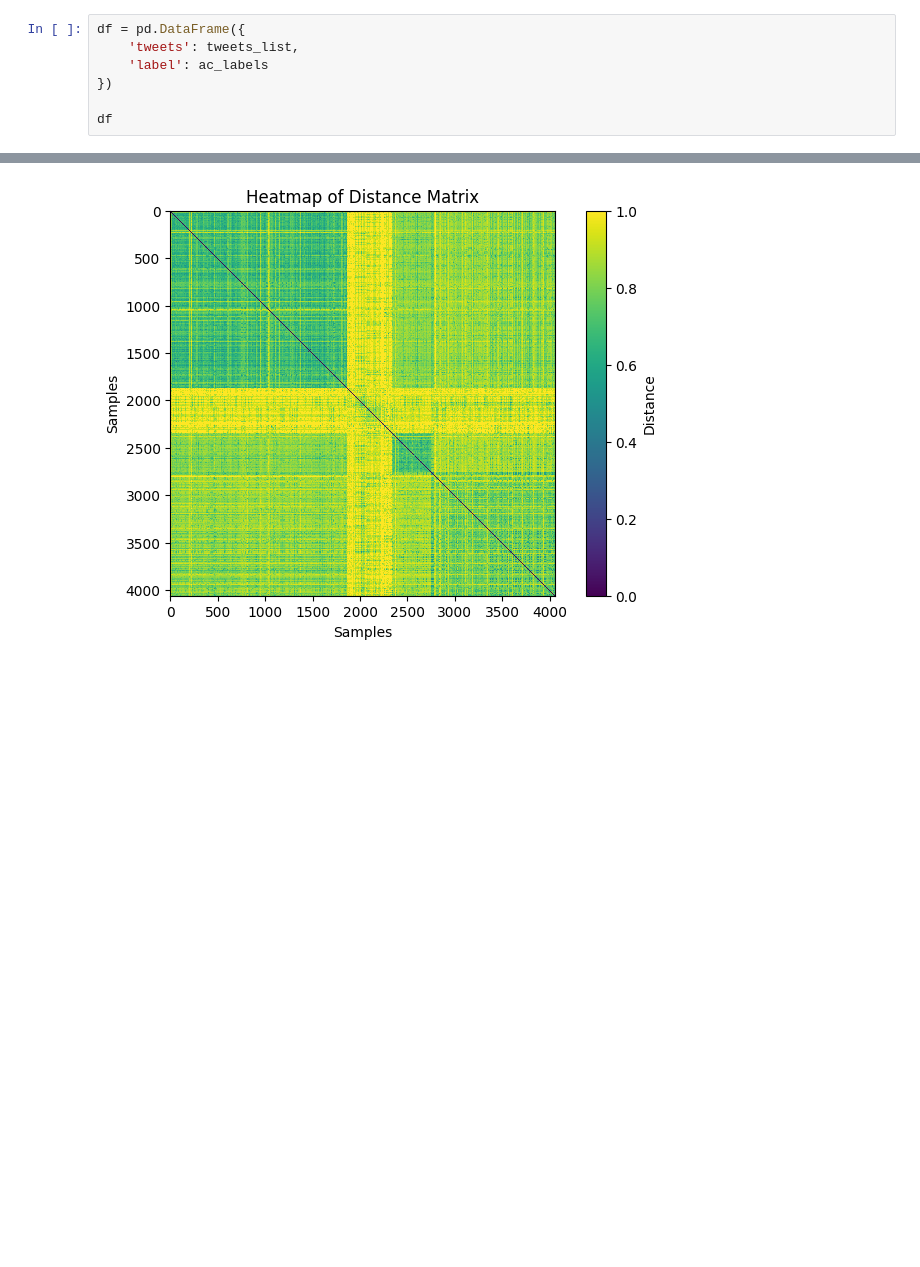
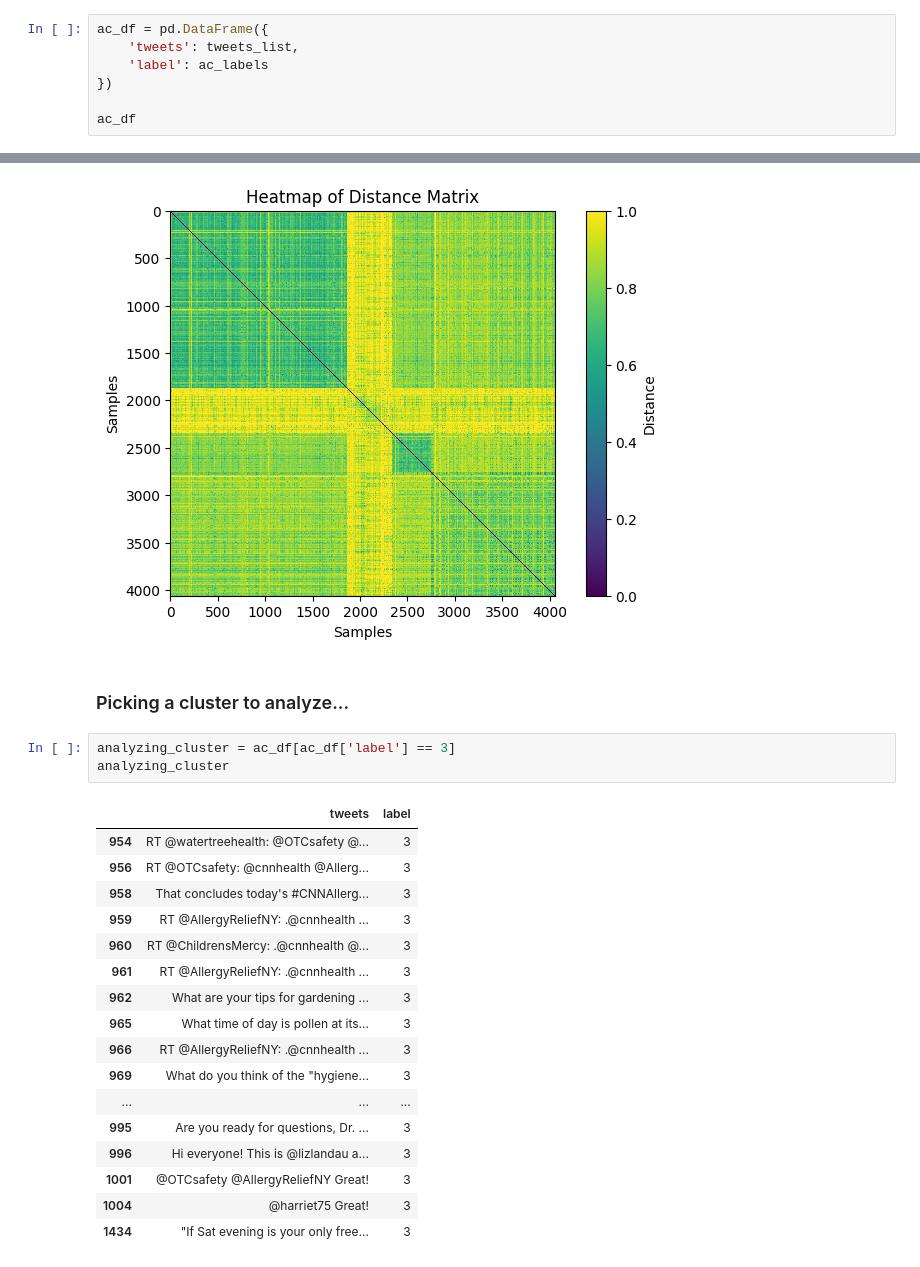
Before and after one commit to adamjbrennan/csds435-project2, a Jupyter notebook: project2.ipynb, the cells around one changed output, grey strips where cells are left out. Drawn from its saved outputs; the diff is of its cells as text; blank space fills up the shorter version.

```diff
--- a/project2.ipynb
+++ b/project2.ipynb
@@ -439,12 +468,12 @@ ac_labels = ac.fit_predict(bag_of_words_matrix_js)
 # %% [markdown]
 #### Combine the labels and tweets in a DataFrame...
 # %%
-df = pd.DataFrame({
+ac_df = pd.DataFrame({
     'tweets': tweets_list,
     'label': ac_labels
 })
 
-df
+ac_df
 # %% [output]
 |  | tweets | label |
 | 0 | An abundance of online info can t... | 1 |
@@ -616,3 +715,26 @@ np.float64(0.092137881283308)
 get_distance_matrix_heatmap(sc_labels, bag_of_words_matrix_cs)
 # %% [output]
 [figure]
+# %% [markdown]
+### Picking a cluster to analyze...
+# %%
+analyzing_cluster = ac_df[ac_df['label'] == 3]
+analyzing_cluster
+# %% [output]
+|  | tweets | label |
+| 954 | RT @watertreehealth: @OTCsafety @... | 3 |
+| 956 | RT @OTCsafety: @cnnhealth @Allerg... | 3 |
+| 958 | That concludes today's #CNNAllerg... | 3 |
+| 959 | RT @AllergyReliefNY: .@cnnhealth ... | 3 |
+| 960 | RT @ChildrensMercy: .@cnnhealth @... | 3 |
+| 961 | RT @AllergyReliefNY: .@cnnhealth ... | 3 |
+| 962 | What are your tips for gardening ... | 3 |
+| 965 | What time of day is pollen at its... | 3 |
+| 966 | RT @AllergyReliefNY: .@cnnhealth ... | 3 |
+| 969 | What do you think of the "hygiene... | 3 |
+| ... | ... | ... |
+| 995 | Are you ready for questions, Dr. ... | 3 |
+| 996 | Hi everyone! This is @lizlandau a... | 3 |
+| 1001 | @OTCsafety @AllergyReliefNY Great! | 3 |
+| 1004 | @harriet75 Great! | 3 |
+| 1434 | "If Sat evening is your only free... | 3 |
```
Also changed, not shown: parts of 52 cells of this notebook.
